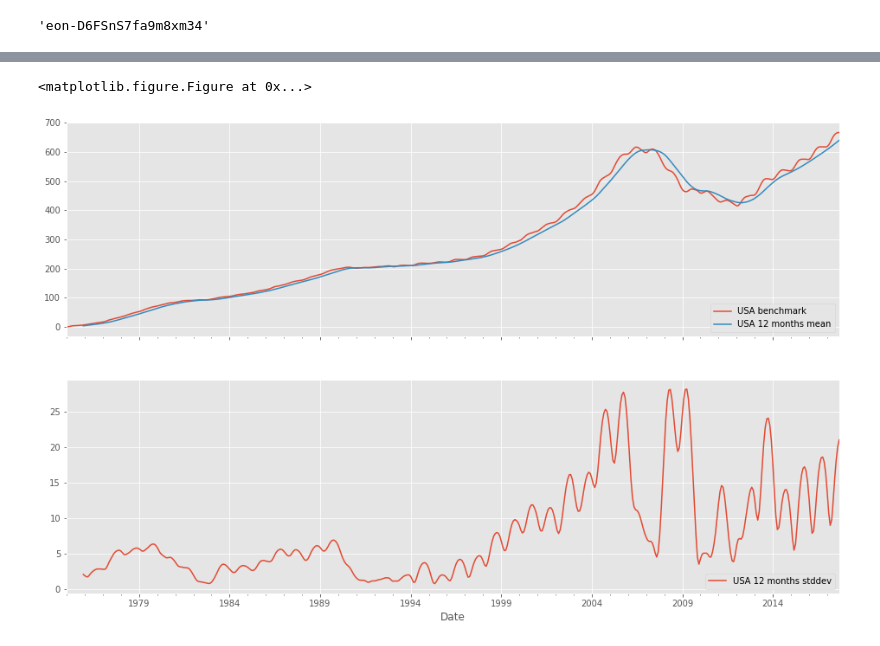
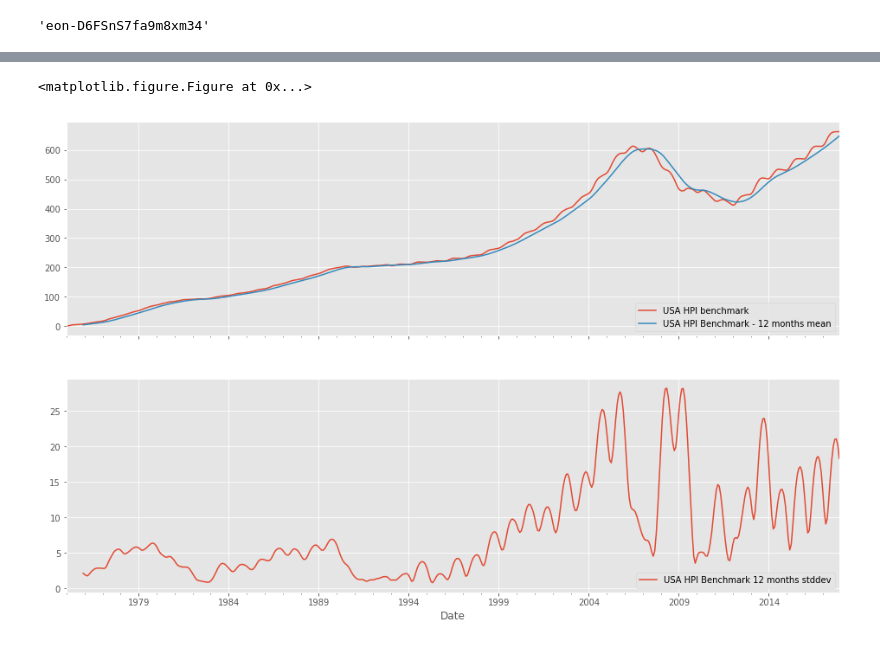
Before and after one commit to davidcampelo/data-science-tests, a Jupyter notebook: 3 - Pandas housing prices analysis.ipynb, the cells around one changed output, grey strips where cells are left out. Drawn from its saved outputs; the diff is of its cells as text; code cells hidden in the pictures.

```diff
--- a/3 - Pandas housing prices analysis.ipynb
+++ b/3 - Pandas housing prices analysis.ipynb
@@ -68,8 +71,8 @@ def get_hpi_benchmark():
         df = pd.read_pickle(HPI_BENCHMARK_PICKLE_FILE)
     else:
         df = quandl.get("FMAC/HPI_USA", authtoken=quandl_api_key)
-        df.rename(columns={'Value':'USA'}, inplace=True)
-        df["USA"] = (df["USA"]-df["USA"][0]) * 100.0 / df["USA"][0]
+        df.rename(columns={'Value':'USA_HPI_Benchmark'}, inplace=True)
+        df["USA_HPI_Benchmark"] = (df["USA_HPI_Benchmark"]-df["USA_HPI_Benchmark"][0]) * 100.0 / df["USA_HPI_Benchmark"][0]
         df.to_pickle(HPI_BENCHMARK_PICKLE_FILE)
     return df
 # %%
@@ -219,26 +286,26 @@ plt.show()
 # %%
 # Calculating the rolling window of mean using the benchmark
-df_benchmark['USA12Mean'] = df_benchmark['USA'].rolling(window=12).mean()
+df_benchmark['USA_HPI_Benchmark12Mean'] = df_benchmark['USA_HPI_Benchmark'].rolling(window=12).mean()
 # Calculating the rolling window of standard deviation using the benchmark
-df_benchmark['USA12Stddev'] = df_benchmark['USA'].rolling(window=12).std()
+df_benchmark['USA_HPI_Benchmark12Stddev'] = df_benchmark['USA_HPI_Benchmark'].rolling(window=12).std()
 
 # As the standard deviation is in another scale
 # we should draw it in another imn another axis
 # NOTE: As the benchmark has a higher slope, the stddev goes higher
 plt.clf()
 fig = plt.figure(figsize=(16,10))
 ax1 = plt.subplot2grid((2,1), (0,0))
 ax2 = plt.subplot2grid((2,1), (1,0), sharex=ax1)
 
-df_benchmark[['USA', 'USA12Mean']].plot(ax=ax1)
-ax1.legend(['USA benchmark', 'USA 12 months mean'], loc=4)
-df_benchmark['USA12Stddev'].plot(ax=ax2)
-ax2.legend(['USA 12 months stddev'], loc=4)
+df_benchmark[['USA_HPI_Benchmark', 'USA_HPI_Benchmark12Mean']].plot(ax=ax1)
+ax1.legend(['USA HPI benchmark', 'USA HPI Benchmark - 12 months mean'], loc=4)
+df_benchmark['USA_HPI_Benchmark12Stddev'].plot(ax=ax2)
+ax2.legend(['USA HPI Benchmark 12 months stddev'], loc=4)
 
 plt.show()
 # %% [output]
 <matplotlib.figure.Figure at 0x...>
-[figure, old version]
+[figure, new version]
 # %%
 df_mortgage = get_mortgage_rates()
 df_benchmark = get_hpi_benchmark()
```
Also changed, not shown: parts of 10 cells of this notebook, 3 other files.
